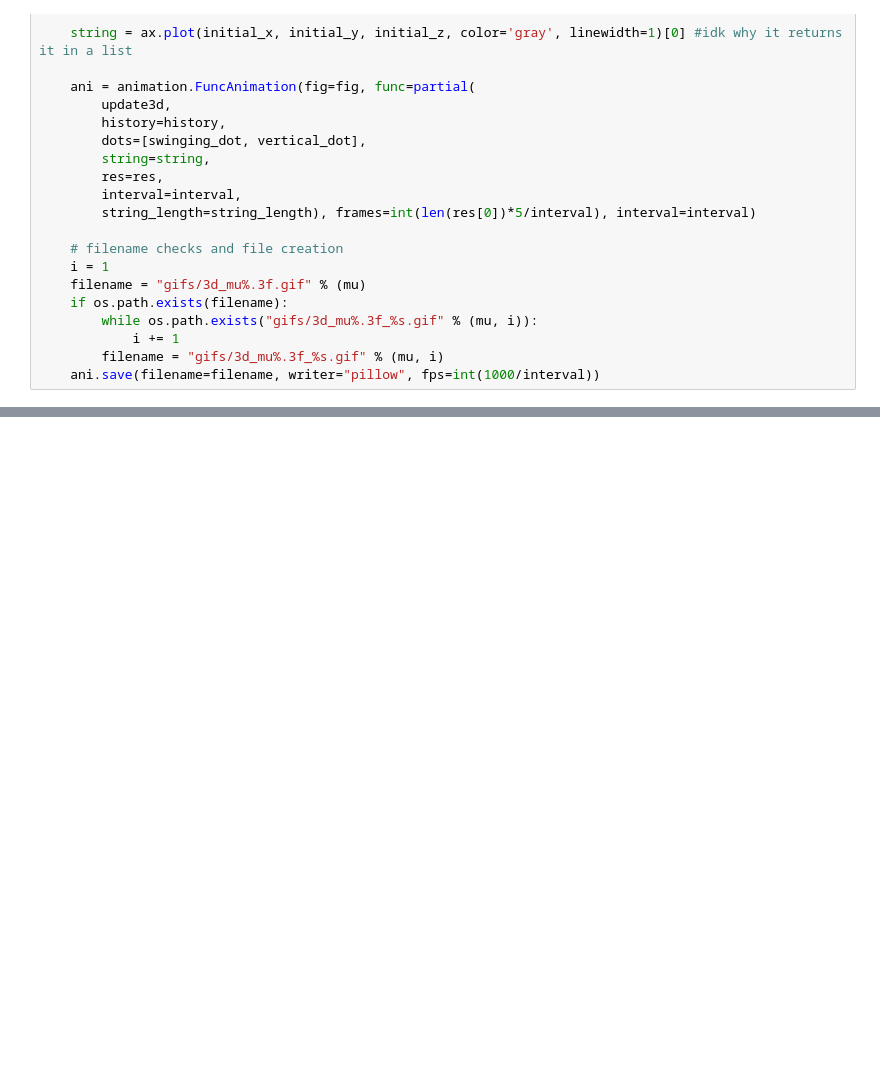
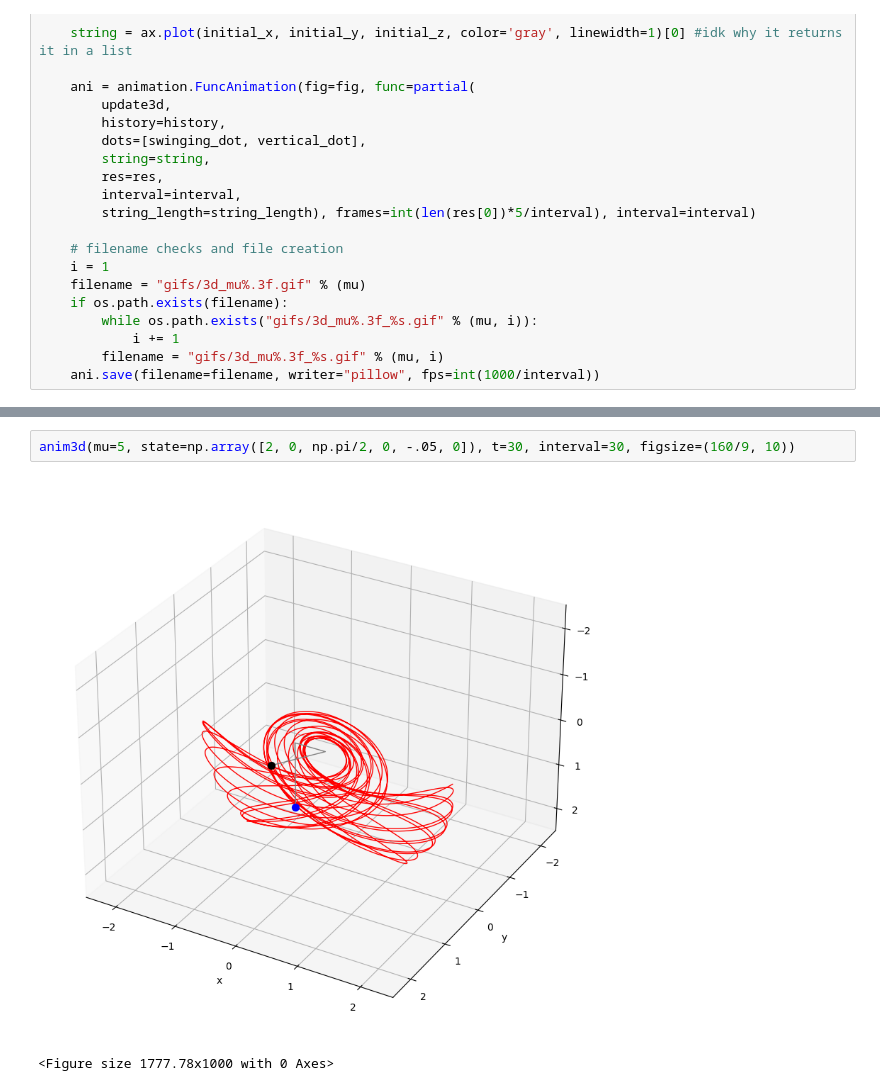
Before and after one commit to pgot/swingingatwood, a Jupyter notebook: main.ipynb, the cells around one changed output, grey strips where cells are left out. Drawn from its saved outputs; the diff is of its cells as text; blank space fills up the shorter version.

```diff
--- a/main.ipynb
+++ b/main.ipynb
@@ -415,0 +420,5 @@ anim3d(mu=10, state=np.array([2, 0, np.pi/2, 0, 0, 0.8]), t=10, interval=30, fig
+# %%
+anim3d(mu=5, state=np.array([2, 0, np.pi/2, 0, -.05, 0]), t=30, interval=30, figsize=(160/9, 10))
+# %% [output]
+[figure, added]
+<Figure size 1777.78x1000 with 0 Axes>
```
Also changed, not shown: parts of 5 cells of this notebook.
